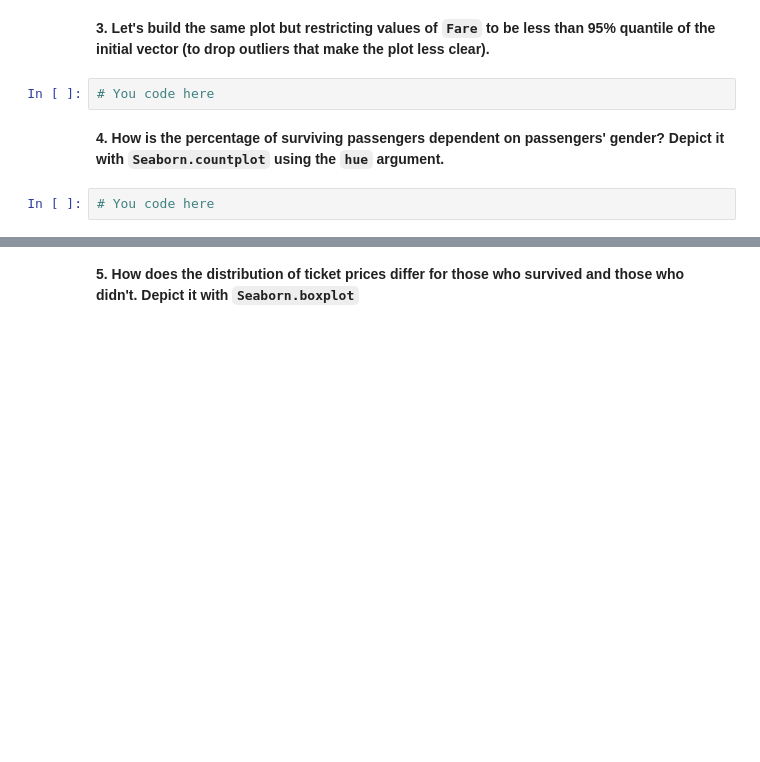
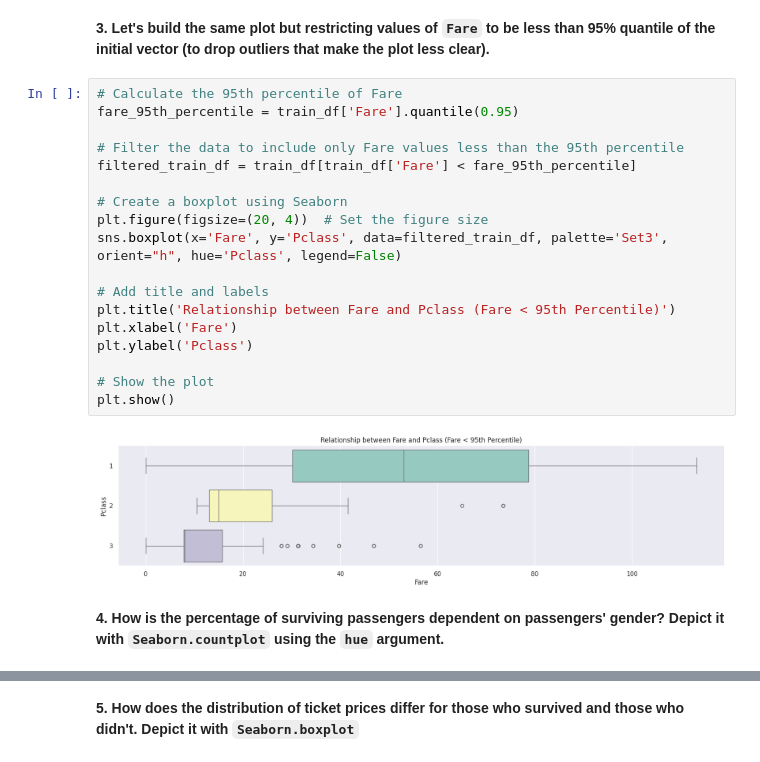
Before and after one commit to dritter321/ml_course, a Jupyter notebook: topic02_visual_data_analysis/topic2_practice_visual_titanic.ipynb, the cells around one changed output, grey strips where cells are left out. Cells and saved outputs as stored; diff of their text form; blank space fills up the shorter version.

```diff
--- a/topic02_visual_data_analysis/topic2_practice_visual_titanic.ipynb
+++ b/topic02_visual_data_analysis/topic2_practice_visual_titanic.ipynb
@@ -99,9 +99,25 @@ plt.show()
 [figure]
 # %% [markdown]
 **3. Let's build the same plot but restricting values of `Fare` to be less than 95% quantile of the initial vector (to drop outliers that make the plot less clear).**
-# %%
-# You code here
+# %%
+# Calculate the 95th percentile of Fare
+fare_95th_percentile = train_df['Fare'].quantile(0.95)
+
+# Filter the data to include only Fare values less than the 95th percentile
+filtered_train_df = train_df[train_df['Fare'] < fare_95th_percentile]
+
+# Create a boxplot using Seaborn
+plt.figure(figsize=(20, 4))  # Set the figure size
+sns.boxplot(x='Fare', y='Pclass', data=filtered_train_df, palette='Set3', orient="h", hue='Pclass', legend=False)
+
+# Add title and labels
+plt.title('Relationship between Fare and Pclass (Fare < 95th Percentile)')
+plt.xlabel('Fare')
+plt.ylabel('Pclass')
+
+# Show the plot
+plt.show()
+# %% [output]
+[figure, added]
 # %% [markdown]
 **4. How is the percentage of surviving passengers dependent on passengers' gender? Depict it with `Seaborn.countplot` using the `hue` argument.**
-# %%
-# You code here
```
Also changed, not shown: parts of 5 cells of this notebook.
